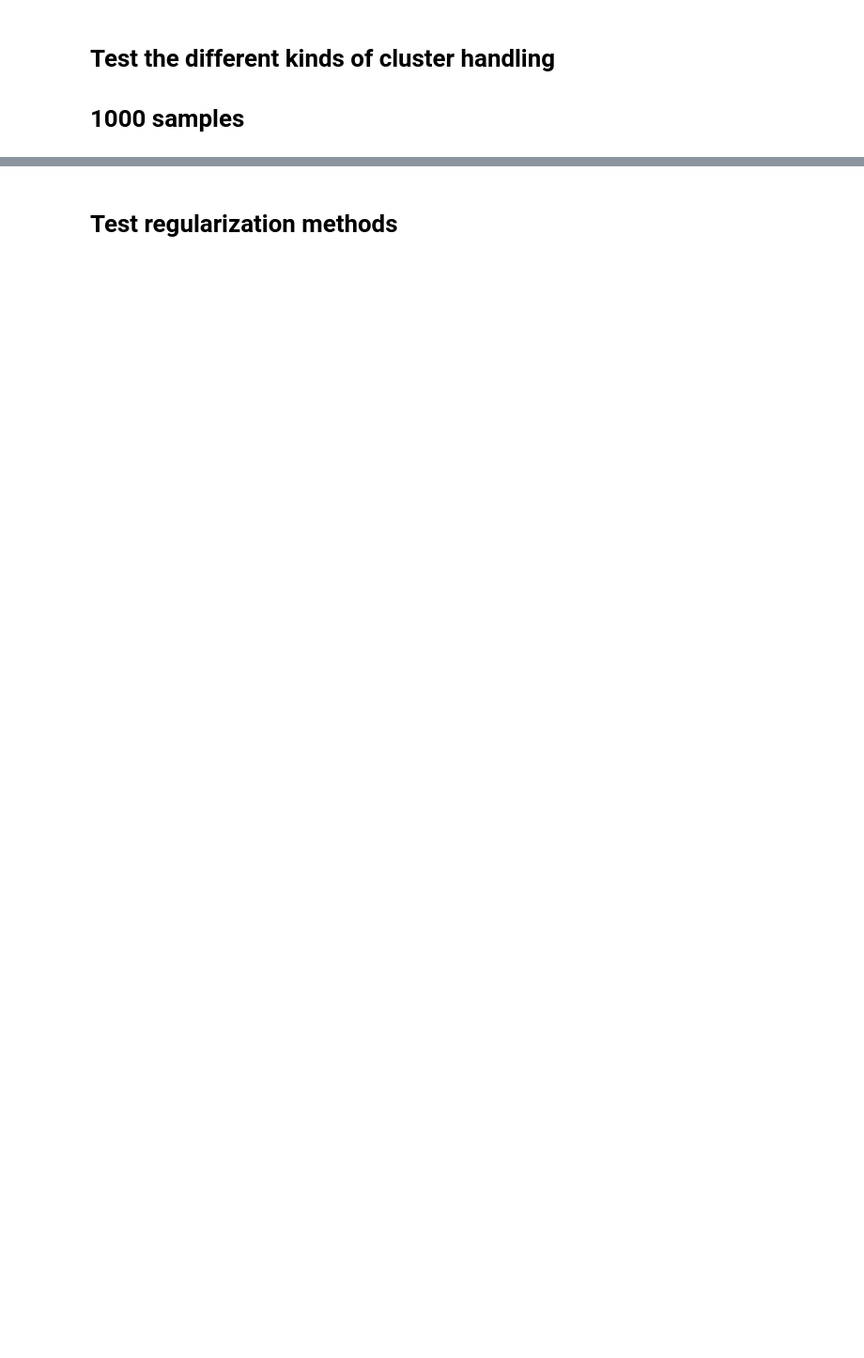
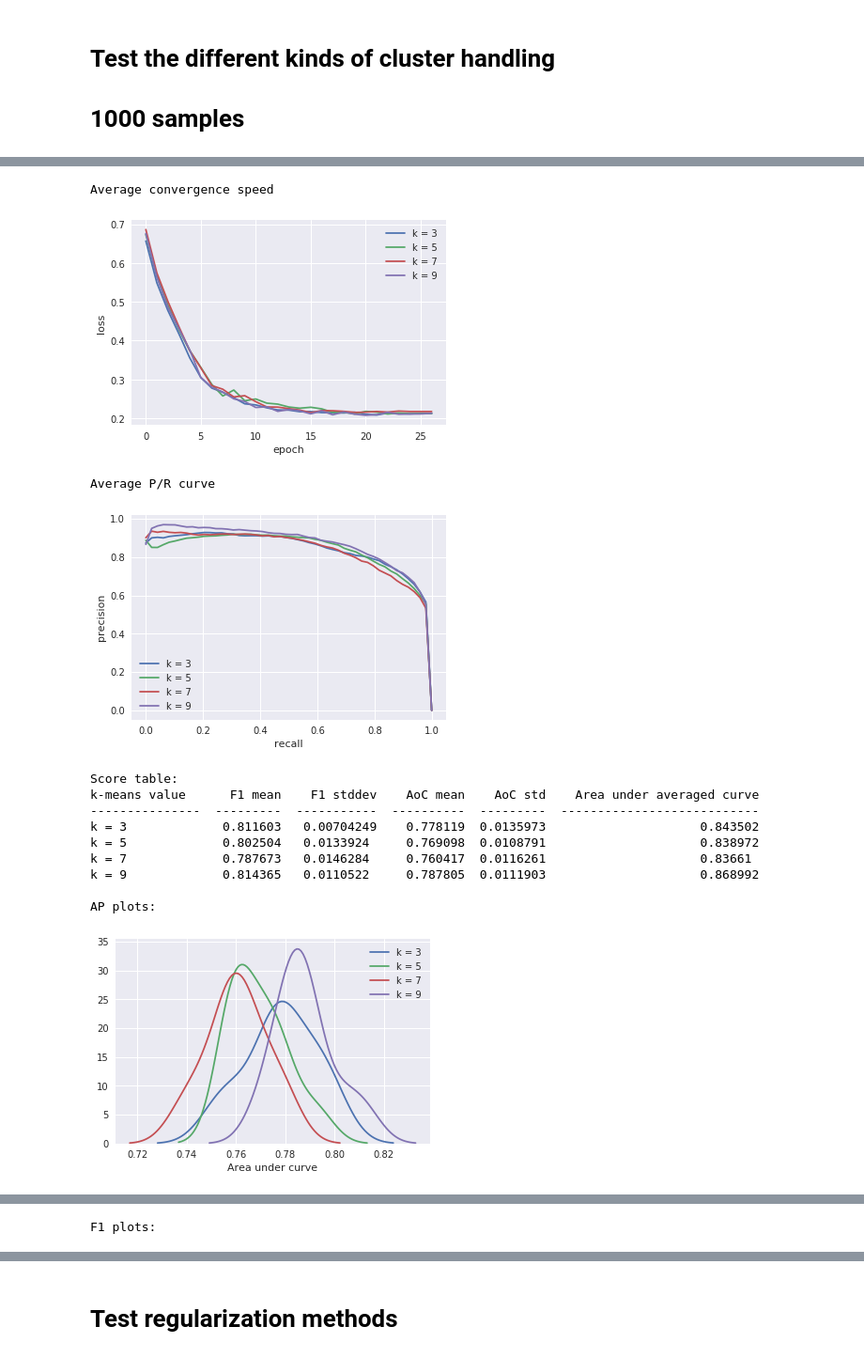
Before and after one commit to maarten990/masterthesis, a Jupyter notebook: experiments.ipynb, the cells around one changed output, grey strips where cells are left out. Shown: that part at 94% size. Cells and saved outputs as stored; diff of their text form; code cells hidden in the pictures; blank space fills up the shorter version.

```diff
--- a/experiments.ipynb
+++ b/experiments.ipynb
@@ -124,0 +140,25 @@ With CNN       0.808556        0.00513455    0.0017789    nan
+# %%
+size_data = []
+for n in [3, 5, 7, 9]:
+    num_clusters = n
+    window_size = 11
+    window_label = 6
+
+    files = [f'../clustered-{num_clusters}/18{i:03d}.xml' for i in [1, 2, 3, 4, 5]]
+
+    full_window_dataset = data.GermanDataset(files, num_clusters, 1.0, window_size, window_label,
+                                            cluster_fmt=data.ClusterFmt.FULL_WINDOW)
+
+    params = train.CNNParams(
+        embed_size=300,
+        dropout=0.3,
+        epochs=100,
+        filters=[(33, 3), (34, 5), (33, 7)],
+        num_layers=1
+    )
+
+    optim_fn = lambda p: torch.optim.Adadelta(p, weight_decay=1e-4)
+
+    d = evaluate.cross_val(10, 800, lambda r: models.CategoricalClusterLabels(r, num_clusters, window_size, params.dropout),
+                           optim_fn, full_window_dataset, params)
+    size_data.append(d)
@@ -124,0 +170,17 @@ With CNN       0.808556        0.00513455    0.0017789    nan
+# %%
+evaluate.analyze(dict(zip(['k = 3', 'k = 5', 'k = 7', 'k = 9'], size_data)), 'k-means value')
+# %% [output]
+Average convergence speed
+[figure, added]
+Average P/R curve
+[figure, added]
+Score table:
+k-means value      F1 mean    F1 stddev    AoC mean    AoC std    Area under averaged curve
+---------------  ---------  -----------  ----------  ---------  ---------------------------
+k = 3             0.811603   0.00704249    0.778119  0.0135973                     0.843502
+k = 5             0.802504   0.0133924     0.769098  0.0108791                     0.838972
+k = 7             0.787673   0.0146284     0.760417  0.0116261                     0.83661
+k = 9             0.814365   0.0110522     0.787805  0.0111903                     0.868992
+
+AP plots:
+[figure, added]
@@ -124,0 +189 @@ With CNN       0.808556        0.00513455    0.0017789    nan
+F1 plots:
```
Also changed, not shown: parts of 14 cells of this notebook, 33 other files.
